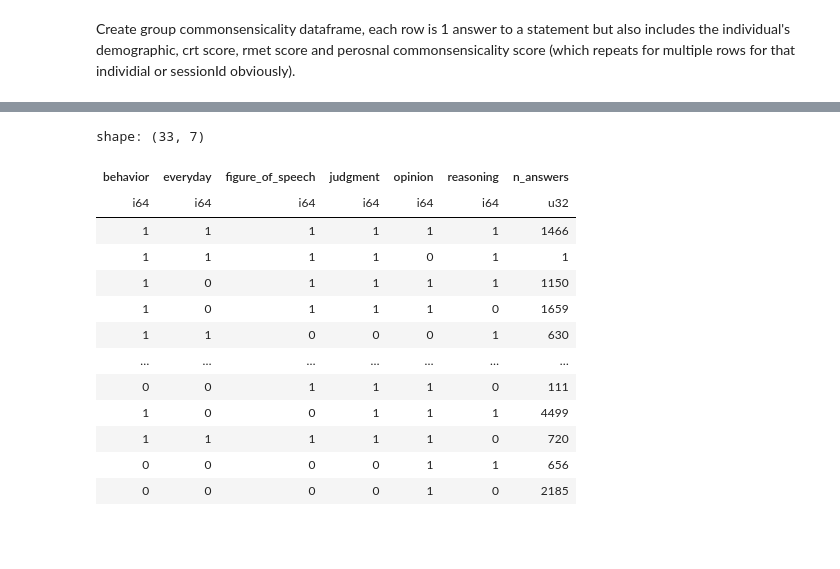
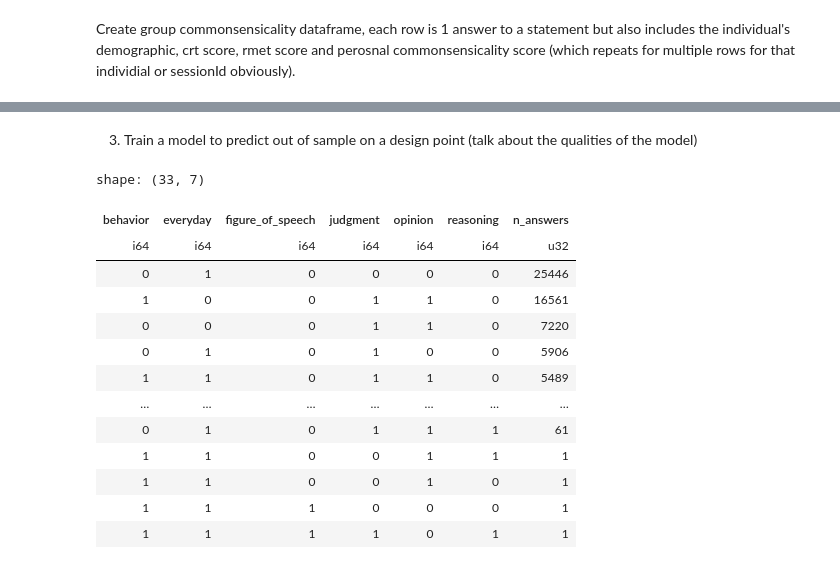
Before and after one commit to Watts-Lab/commonsense-data, a Jupyter notebook: .scripts/dashboard.ipynb, the cells around one changed output, grey strips where cells are left out. Drawn from its saved outputs; the diff is of its cells as text; code cells hidden in the pictures; blank space fills up the shorter version.

```diff
--- a/.scripts/dashboard.ipynb
+++ b/.scripts/dashboard.ipynb
@@ -2250,24 +2505,26 @@ Correlation std: None
 Correlation std: None
 Correlation std: None
 Correlation std: None
+# %% [markdown]
+3. Train a model to predict out of sample on a design point (talk about the qualities of the model)
 # %%
 group_commonsensicality_df.group_by(
     "behavior", "everyday", "figure_of_speech", "judgment", "opinion", "reasoning"
 ).agg(
     pl.len().alias("n_answers")
-)
+).sort("n_answers", descending=True)
 # %% [output]
 shape: (33, 7)
 | behavior | everyday | figure_of_speech | judgment | opinion | reasoning | n_answers |
 | i64 | i64 | i64 | i64 | i64 | i64 | u32 |
-| 1 | 1 | 1 | 1 | 1 | 1 | 1466 |
+| 0 | 1 | 0 | 0 | 0 | 0 | 25446 |
+| 1 | 0 | 0 | 1 | 1 | 0 | 16561 |
+| 0 | 0 | 0 | 1 | 1 | 0 | 7220 |
+| 0 | 1 | 0 | 1 | 0 | 0 | 5906 |
+| 1 | 1 | 0 | 1 | 1 | 0 | 5489 |
+| … | … | … | … | … | … | … |
+| 0 | 1 | 0 | 1 | 1 | 1 | 61 |
+| 1 | 1 | 0 | 0 | 1 | 1 | 1 |
+| 1 | 1 | 0 | 0 | 1 | 0 | 1 |
+| 1 | 1 | 1 | 0 | 0 | 0 | 1 |
 | 1 | 1 | 1 | 1 | 0 | 1 | 1 |
-| 1 | 0 | 1 | 1 | 1 | 1 | 1150 |
-| 1 | 0 | 1 | 1 | 1 | 0 | 1659 |
-| 1 | 1 | 0 | 0 | 0 | 1 | 630 |
-| … | … | … | … | … | … | … |
-| 0 | 0 | 1 | 1 | 1 | 0 | 111 |
-| 1 | 0 | 0 | 1 | 1 | 1 | 4499 |
-| 1 | 1 | 1 | 1 | 1 | 0 | 720 |
-| 0 | 0 | 0 | 0 | 1 | 1 | 656 |
-| 0 | 0 | 0 | 0 | 1 | 0 | 2185 |
```
Also changed, not shown: parts of 45 cells of this notebook.
